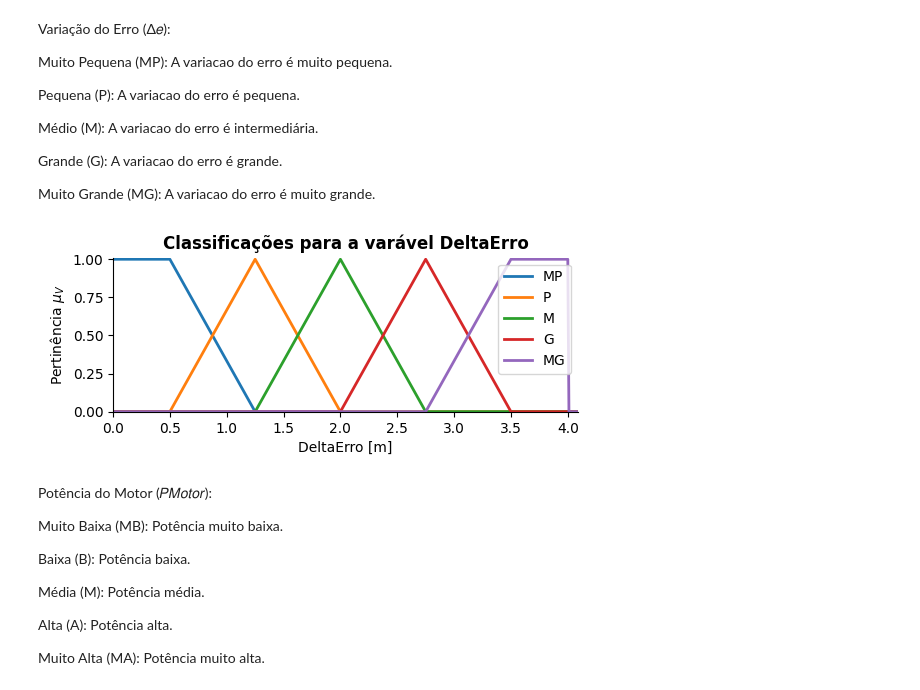
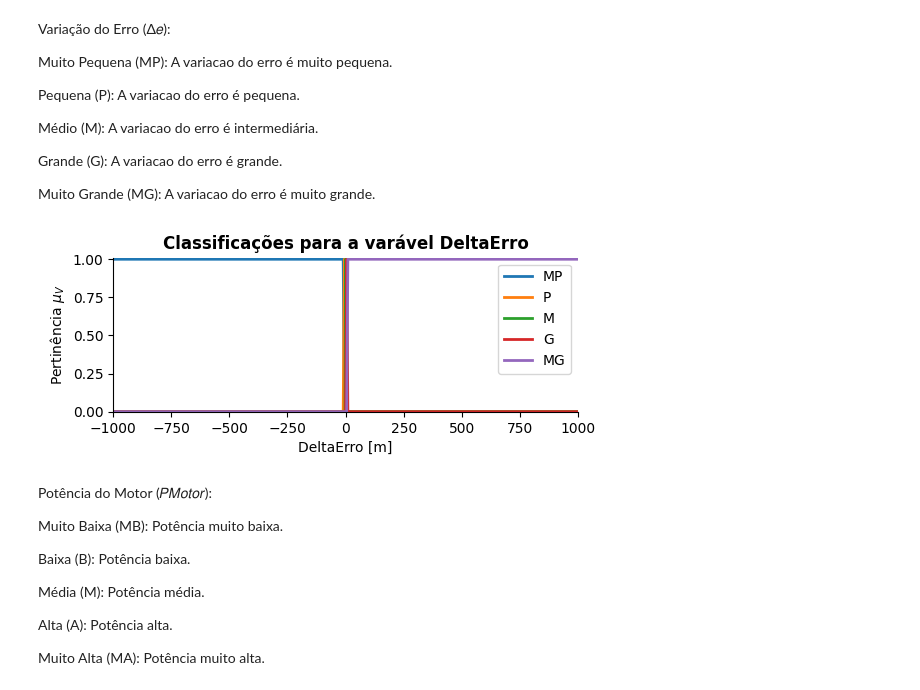
Before and after one commit to leoclamp/Controle_Fuzzy_PD, a Jupyter notebook: fuzzy_PD.ipynb, the cells around one changed output. Saved outputs shown, nothing was run; the diff lists cells and outputs as text; code cells hidden in the pictures.

```diff
--- a/fuzzy_PD.ipynb
+++ b/fuzzy_PD.ipynb
@@ -58,24 +58,24 @@ Grande (G): A variacao do erro é grande.
 
 Muito Grande (MG): A variacao do erro é muito grande.
 # %%
-# Definição da variável Antecedente DeltaErro 0:4 m
-DeltaErro = ctrl.Antecedent(universe=np.arange(0, 4.1, 0.01), label='DeltaErro')
+# Definição da variável Antecedente DeltaErro -1000:1000 m
+DeltaErro = ctrl.Antecedent(universe=np.arange(-1000, 1001, 1), label='DeltaErro')
 
 # Classificações de DeltaErro
-DeltaErro['MP'] = fuzzy.trapmf(DeltaErro.universe, [0, 0, 0.5, 1.25])
-DeltaErro['P'] = fuzzy.trimf(DeltaErro.universe, [0.5, 1.25, 2])
-DeltaErro['M'] = fuzzy.trimf(DeltaErro.universe, [1.25, 2, 2.75])
-DeltaErro['G'] = fuzzy.trimf(DeltaErro.universe, [2, 2.75, 3.5])
-DeltaErro['MG'] = fuzzy.trapmf(DeltaErro.universe, [2.75, 3.5, 4, 4])
+DeltaErro['MP'] = fuzzy.trapmf(DeltaErro.universe, [-1000, -1000, -10, -5])
+DeltaErro['P'] = fuzzy.trimf(DeltaErro.universe, [-10, -5, 0])
+DeltaErro['M'] = fuzzy.trimf(DeltaErro.universe, [-2, 0, 2])
+DeltaErro['G'] = fuzzy.trimf(DeltaErro.universe, [0, 5, 10])
+DeltaErro['MG'] = fuzzy.trapmf(DeltaErro.universe, [5, 10, 1000, 1000])
 
 DeltaErro.view()   # Método para visualização da Função de Pertinência.
 [plt.gca().lines[i].set_linewidth(2) for i in range(len(plt.gca().lines))]
 
 fig = plt.gcf(); axes = fig.gca(); fig.set_size_inches(6, 2)
 axes.set_xlabel(xlabel='DeltaErro [m]'); axes.set_ylabel(ylabel=r'Pertinência $\mu_{V}$');
 plt.title(f'Classificações para a varável {DeltaErro.label}', fontweight='bold'); plt.legend(loc='upper right');
 # %% [output]
-[figure, old version]
+[figure, new version]
 # %% [markdown]
 Potência do Motor (𝑃𝑀𝑜𝑡𝑜𝑟):
 
```
Also changed, not shown: parts of 6 cells of this notebook.
